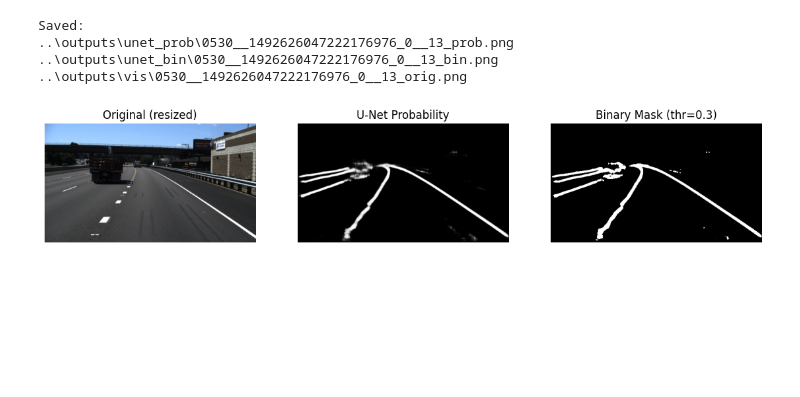
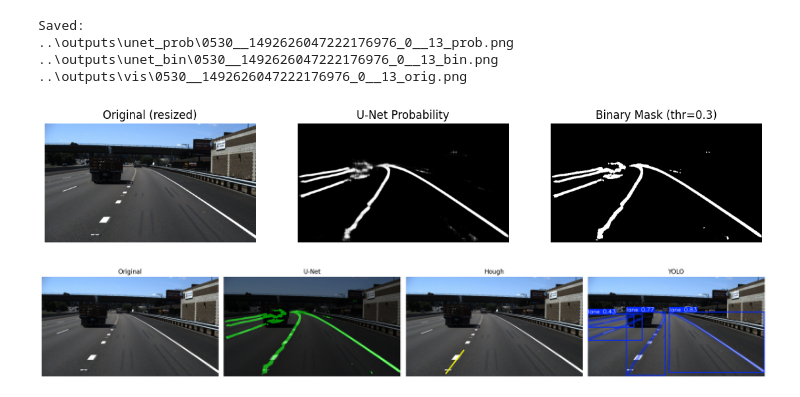
Before and after one commit to Ankith1321/case-study-ml, a Jupyter notebook: tidy/notebooks/01_unet_mask_generation.ipynb, the cells around one changed output. Saved outputs shown, nothing was run; the diff lists cells and outputs as text; code cells hidden in the pictures; blank space fills up the shorter version.

Commit message:
Clean pipeline: U-Net + Hough + YOLO with reproducible notebooks

```diff
--- a/tidy/notebooks/01_unet_mask_generation.ipynb
+++ b/tidy/notebooks/01_unet_mask_generation.ipynb
@@ -106,3 +106,91 @@ plt.subplot(1,3,3); plt.title(f"Binary Mask (thr={thr})"); plt.imshow(bin_mask,
 plt.show()
 # %% [output]
 [figure]
+# %%
+# ===================== FINAL RESULTS CELL (Robust + Minimal) =====================
+# Original | U-Net overlay | Hough overlay | YOLO overlay
+# Fixes YOLO path by auto-finding repo root (where "runs/" exists).
+
+from pathlib import Path
+import cv2
+import numpy as np
+import matplotlib.pyplot as plt
+from ultralytics import YOLO
+
+# ---- outputs base (keep as is if it worked before) ----
+OUT_BASE = Path("../outputs") if Path("../outputs").exists() else Path("tidy/outputs")
+VIS_DIR   = OUT_BASE / "vis"
+BIN_DIR   = OUT_BASE / "unet_bin"
+HOUGH_DIR = OUT_BASE / "hough_overlay"
+
+# ---- auto-find repo root so runs/... works regardless of notebook location ----
+def find_repo_root(start: Path) -> Path:
+    p = start.resolve()
+    for _ in range(10):
+        if (p / "runs").exists():   # this is the key folder we know exists in your repo root
+            return p
+        p = p.parent
+    raise FileNotFoundError("Could not locate repo root (folder containing 'runs').")
+
+REPO = find_repo_root(Path.cwd())
+YOLO_W = REPO / "runs/segment/train2/weights/best.pt"   # uses your confirmed location
+yolo = YOLO(str(YOLO_W))
+
+# ---- how many images ----
+N = 10
+
+def bgr2rgb(im):
+    return cv2.cvtColor(im, cv2.COLOR_BGR2RGB)
+
+def overlay_mask(rgb, mask_u8, alpha=0.55):
+    col = np.zeros_like(rgb)
+    col[..., 1] = mask_u8
+    return (rgb*(1-alpha) + col*alpha).astype(np.uint8)
+
+orig_list = sorted(VIS_DIR.glob("*_orig.png"))[:N]
+if not orig_list:
+    raise RuntimeError(f"No *_orig.png found in {VIS_DIR}. Run your U-Net mask generation first.")
+
+rows, cols = len(orig_list), 4
+plt.figure(figsize=(cols*5, rows*3.2))
+
+for i, orig_p in enumerate(orig_list, start=1):
+    stem = orig_p.name.replace("_orig.png", "")
+    orig_bgr = cv2.imread(str(orig_p))
+    orig_rgb = bgr2rgb(orig_bgr)
+
+    # U-Net overlay (reads existing bin mask)
+    bin_p = BIN_DIR / f"{stem}_bin.png"
+    if bin_p.exists():
+        m = cv2.imread(str(bin_p), cv2.IMREAD_GRAYSCALE)
+        m = cv2.resize(m, (orig_rgb.shape[1], orig_rgb.shape[0]), interpolation=cv2.INTER_NEAREST)
+        unet_vis = overlay_mask(orig_rgb, m)
+    else:
+        unet_vis = orig_rgb
+
+    # Hough overlay (reads existing)
+    hough_p = HOUGH_DIR / f"{stem}_hough.png"
+    hough_rgb = bgr2rgb(cv2.imread(str(hough_p))) if hough_p.exists() else None
+
+    # YOLO overlay (runs now)
+    r = yolo.predict(source=str(orig_p), imgsz=960, conf=0.2, iou=0.5, verbose=False, save=False)[0]
+    yolo_bgr = r.plot()
+    yolo_rgb = bgr2rgb(yolo_bgr) if yolo_bgr is not None else orig_rgb
+
+    ax1 = plt.subplot(rows, cols, (i-1)*cols + 1); ax1.imshow(orig_rgb);  ax1.set_title("Original");      ax1.axis("off")
+    ax2 = plt.subplot(rows, cols, (i-1)*cols + 2); ax2.imshow(unet_vis);  ax2.set_title("U-Net");         ax2.axis("off")
+    ax3 = plt.subplot(rows, cols, (i-1)*cols + 3)
+    if hough_rgb is not None:
+        ax3.imshow(hough_rgb); ax3.set_title("Hough"); ax3.axis("off")
+    else:
+        ax3.text(0.5,0.5,"No Hough",ha="center",va="center"); ax3.axis("off")
+    ax4 = plt.subplot(rows, cols, (i-1)*cols + 4); ax4.imshow(yolo_rgb);  ax4.set_title("YOLO");          ax4.axis("off")
+
+plt.tight_layout()
+plt.show()
+
+print("Repo root:", REPO)
+print("YOLO weights:", YOLO_W)
+print("Done.")
+# %% [output]
+[figure, added]
```
Also changed, not shown: parts of 3 cells of this notebook, 1 other file.
